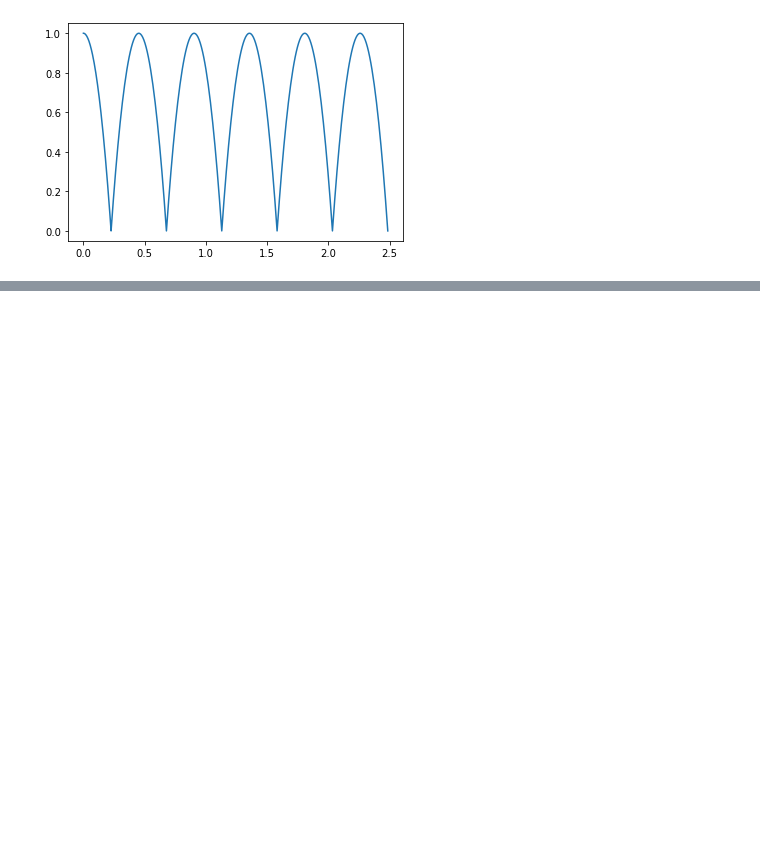
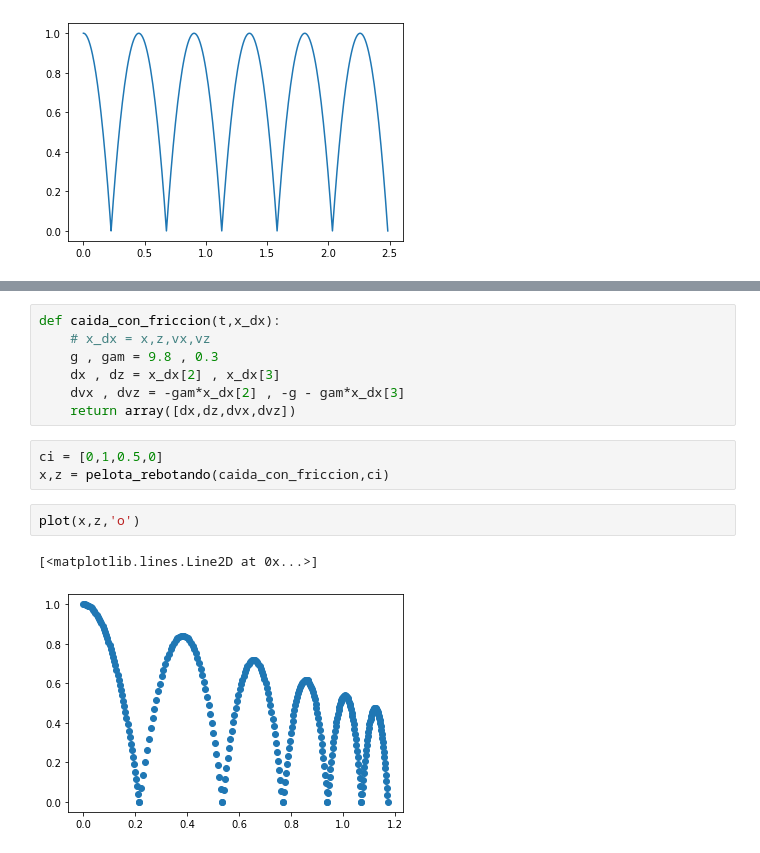
Before and after one commit to richmf/FisComp_borrador, a Jupyter notebook: Pelota que rebota.ipynb, the cells around one changed output, grey strips where cells are left out. Cells and saved outputs as stored; diff of their text form; blank space fills up the shorter version.

```diff
--- a/Pelota que rebota.ipynb
+++ b/Pelota que rebota.ipynb
@@ -91,0 +102,15 @@ plot(x,z)
+# %%
+def caida_con_friccion(t,x_dx):
+    # x_dx = x,z,vx,vz
+    g , gam = 9.8 , 0.3
+    dx , dz = x_dx[2] , x_dx[3]
+    dvx , dvz = -gam*x_dx[2] , -g - gam*x_dx[3]
+    return array([dx,dz,dvx,dvz])
+# %%
+ci = [0,1,0.5,0]
+x,z = pelota_rebotando(caida_con_friccion,ci)
+# %%
+plot(x,z,'o')
+# %% [output]
+[<matplotlib.lines.Line2D at 0x...>]
+[figure, added]
```
Also changed, not shown: parts of 4 cells of this notebook.
